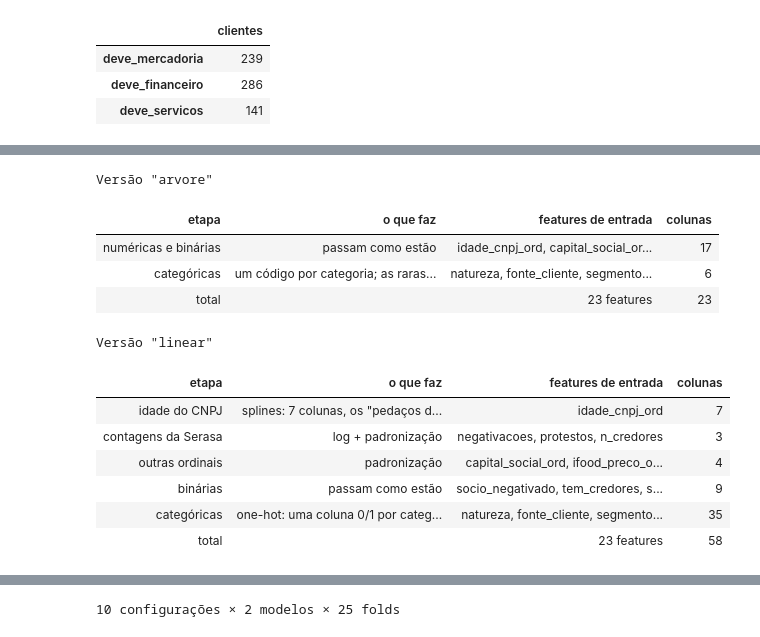
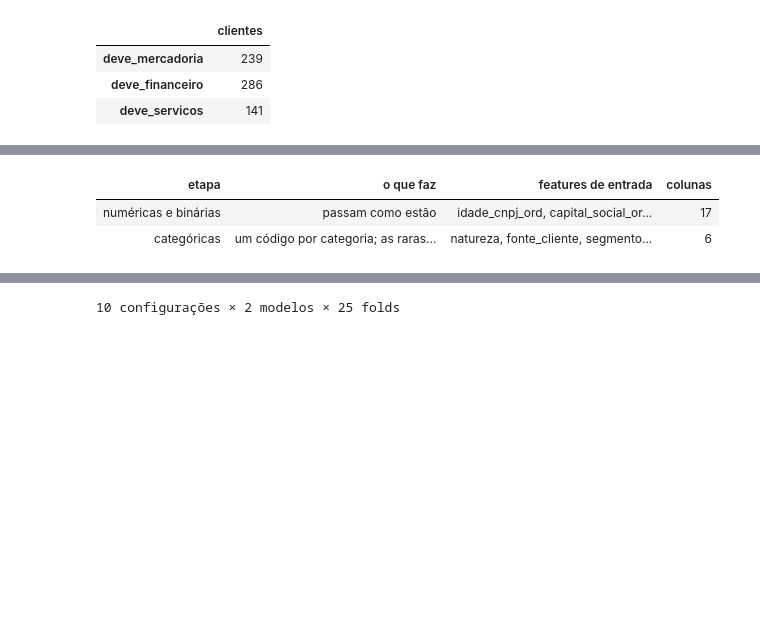
Before and after one commit to willianrupert/Equipe-12-ML, a Jupyter notebook: notebooks/03_features_aplicacao.ipynb, the cells around one changed output, grey strips where cells are left out. Saved outputs shown, nothing was run; the diff lists cells and outputs as text; code cells hidden in the pictures; blank space fills up the shorter version.

Commit message:
KAN-5: remove versão linear, documenta modelos de árvore e tira protestos das features finais

```diff
--- a/notebooks/03_features_aplicacao.ipynb
+++ b/notebooks/03_features_aplicacao.ipynb
@@ -362,9 +352,7 @@ Se o teste entrasse nessas contagens, ele influenciaria as regras aplicadas ao t
 # %%
 # Ajuste no treino inteiro só para inspecionar o resultado; na validação cruzada o ajuste é por fold
 X_treino = X[conjunto == "treino"]
-pre = {tipo: fa.montar_preprocessador(tipo).fit(X_treino) for tipo in ["arvore", "linear"]}
-pd.DataFrame({
-    tipo: {"colunas": Z.shape[1], "nulos": int(Z.isna().sum().sum())}
-    for tipo, Z in ((t, p.transform(X_treino)) for t, p in pre.items())
-}).T
+pre = fa.montar_preprocessador().fit(X_treino)
+Z = pre.transform(X_treino)
+print("colunas:", Z.shape[1], "| nulos:", int(Z.isna().sum().sum()))
 # %% [output]
@@ -412,49 +393,23 @@ As tabelas usam as 23 features. Com as 11 finais, a versão de árvore entrega 1
 # %%
-# Colunas que cada versão do pré-processador entrega ao modelo, por etapa (só nomes, sem dados de clientes)
+# Colunas que o pré-processador entrega ao modelo, por etapa (só nomes, sem dados de clientes)
 ETAPAS = {
     "num": ("numéricas e binárias", "passam como estão"),
-    "cat": ("categóricas", None),  # o "como" depende da versão (abaixo)
-    "idade": ("idade do CNPJ", "splines: 7 colunas, os \"pedaços de curva\""),
-    "contagens": ("contagens da Serasa", "log + padronização"),
-    "ordinais": ("outras ordinais", "padronização"),
-    "bin": ("binárias", "passam como estão"),
+    "cat": ("categóricas", "um código por categoria; as raras dividem um código"),
 }
-COMO_CAT = {"arvore": "um código por categoria; as raras dividem um código",
-            "linear": "one-hot: uma coluna 0/1 por categoria, mais uma para as raras"}
-
-def colunas_por_etapa(p, tipo):
-    linhas = []
-    for etapa, transf, cols in p.transformers_:
-        if etapa == "remainder" or not cols:
-            continue
-        nome, como = ETAPAS[etapa]
-        saida = cols if transf == "passthrough" else transf.get_feature_names_out(cols)
-        linhas.append({"etapa": nome, "o que faz": como or COMO_CAT[tipo],
-                       "features de entrada": ", ".join(cols), "colunas": len(saida)})
-    t = pd.DataFrame(linhas).set_index("etapa")
-    t.loc["total"] = ["", f"{len(cols_entrada)} features", t["colunas"].sum()]
-    assert t.loc["total", "colunas"] == len(p.get_feature_names_out())
-    return t
-
-cols_entrada = X_treino.columns
-for tipo in ["arvore", "linear"]:
-    print(f"Versão \"{tipo}\"")
-    display(colunas_por_etapa(pre[tipo], tipo).reset_index().style.hide(axis="index")
-            .set_properties(**{"text-align": "left"}))
+linhas = []
+for etapa, transf, cols in pre.transformers_:
+    if etapa == "remainder" or not cols:
+        continue
+    nome, como = ETAPAS[etapa]
+    saida = cols if transf == "passthrough" else transf.get_feature_names_out(cols)
+    linhas.append({"etapa": nome, "o que faz": como, "features de entrada": ", ".join(cols), "colunas": len(saida)})
+etapas = pd.DataFrame(linhas)
+assert etapas["colunas"].sum() == len(pre.get_feature_names_out())
+display(etapas.style.hide(axis="index").set_properties(**{"text-align": "left"}))
 # %% [output]
-Versão "arvore"
 | etapa | o que faz | features de entrada | colunas |
 | numéricas e binárias | passam como estão | idade_cnpj_ord, capital_social_or... | 17 |
 | categóricas | um código por categoria; as raras... | natureza, fonte_cliente, segmento... | 6 |
-| total |  | 23 features | 23 |
-Versão "linear"
-| etapa | o que faz | features de entrada | colunas |
-| idade do CNPJ | splines: 7 colunas, os "pedaços d... | idade_cnpj_ord | 7 |
-| contagens da Serasa | log + padronização | negativacoes, protestos, n_credores | 3 |
-| outras ordinais | padronização | capital_social_ord, ifood_preco_o... | 4 |
-| binárias | passam como estão | socio_negativado, tem_credores, s... | 9 |
-| categóricas | one-hot: uma coluna 0/1 por categ... | natureza, fonte_cliente, segmento... | 35 |
-| total |  | 23 features | 58 |
 # %% [markdown]
 ## 6. Ablação
 
```
Also changed, not shown: parts of 27 cells of this notebook, 3 other files.
